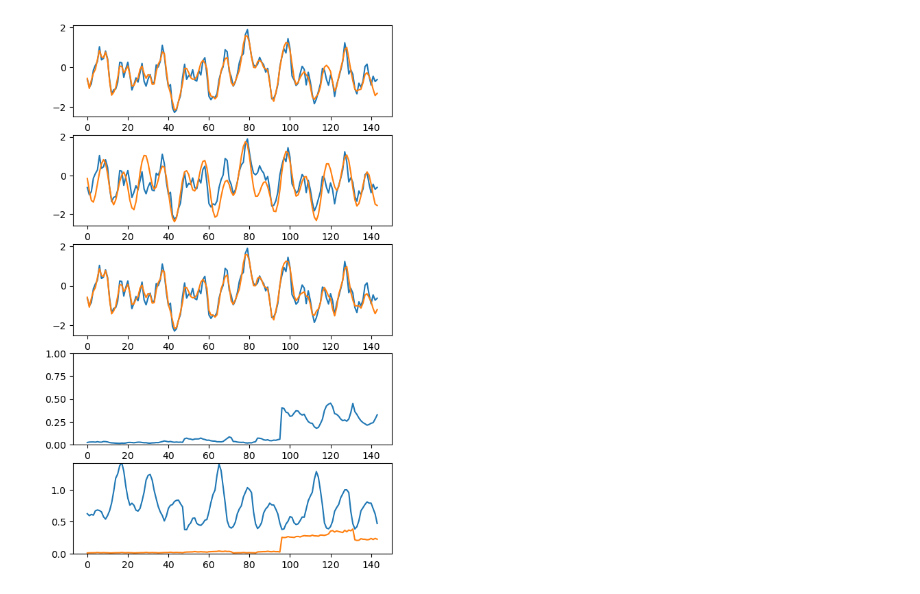
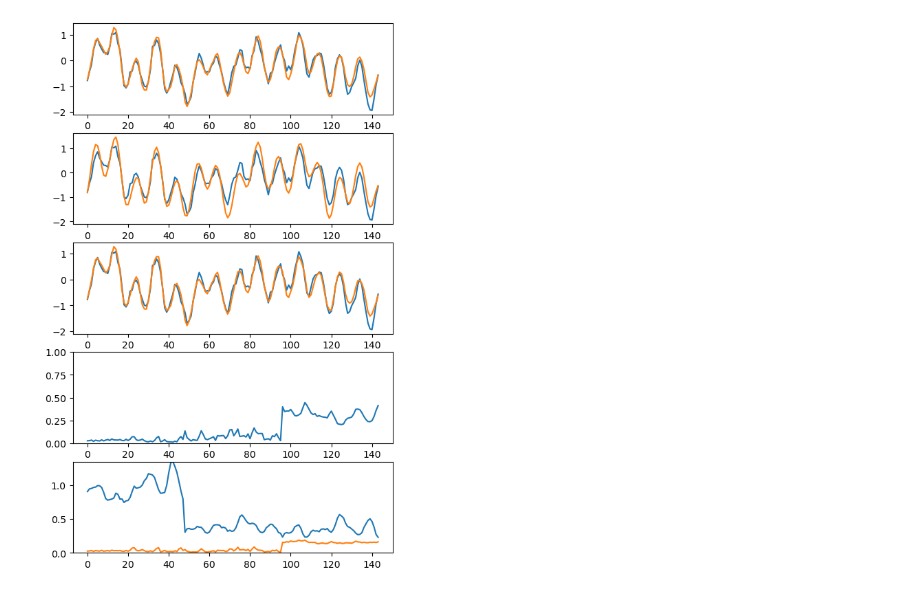
Before and after one commit to maalberg/kind, a Jupyter notebook: notebooks/kalman/04_tesla_kind_train.ipynb, the cells around one changed output. Drawn from its saved outputs; the diff is of its cells as text; code cells hidden in the pictures.

```diff
--- a/notebooks/kalman/04_tesla_kind_train.ipynb
+++ b/notebooks/kalman/04_tesla_kind_train.ipynb
@@ -29,8 +29,6 @@ args = parser.parse_args(
         '--data_dir', '../../data/kalman',
         '--data_file', 'tesla_meas',
         '--data_nsample', '144',
-        '--data_scale_min', '-1',
-        '--data_scale_max', '1',
         '--data_train_size', '0.8',
         '--data_test_size', '0.5',
 
@@ -226,7 +224,7 @@ model.fit(dataset)
 model.eval()
 _, _, data_loader = dataset.load(data_type='mixed')
 # %%
-jdata = 1
+jdata = 30
 
 with torch.no_grad():
     for back, fore in data_loader:
@@ -251,31 +249,31 @@ with torch.no_grad():
         uncertain_max = stat_uncertain_max if stat_uncertain_max > trans_uncertain_max else trans_uncertain_max
         uncertain_max = 0.1 if uncertain_max < 0.1 else uncertain_max
 
         plt.figure(figsize=(6,10))
 
         plt.subplot(5,1,1)
         plt.plot(truth[jdata, :, :1])
         plt.plot(blend[0, :, :1])
 
         plt.subplot(5,1,2)
         plt.plot(truth[jdata, :, :1])
         plt.plot(stat[0, :, :1])
 
         plt.subplot(5,1,3)
         plt.plot(truth[jdata, :, :1])
         plt.plot(trans[0, :, :1])
 
         plt.subplot(5,1,4)
         plt.plot(alpha[0, :, :1])
         plt.ylim((0., 1.))
 
         plt.subplot(5,1,5)
         plt.plot(stat_uncertain[0,:,:1])
         plt.plot(trans_uncertain[0,:,:1])
         plt.ylim((0., uncertain_max))
 
         plt.show()
 
         break
 # %% [output]
-[figure, old version]
+[figure, new version]
```
Also changed, not shown: parts of 7 cells of this notebook, 6 other files.
